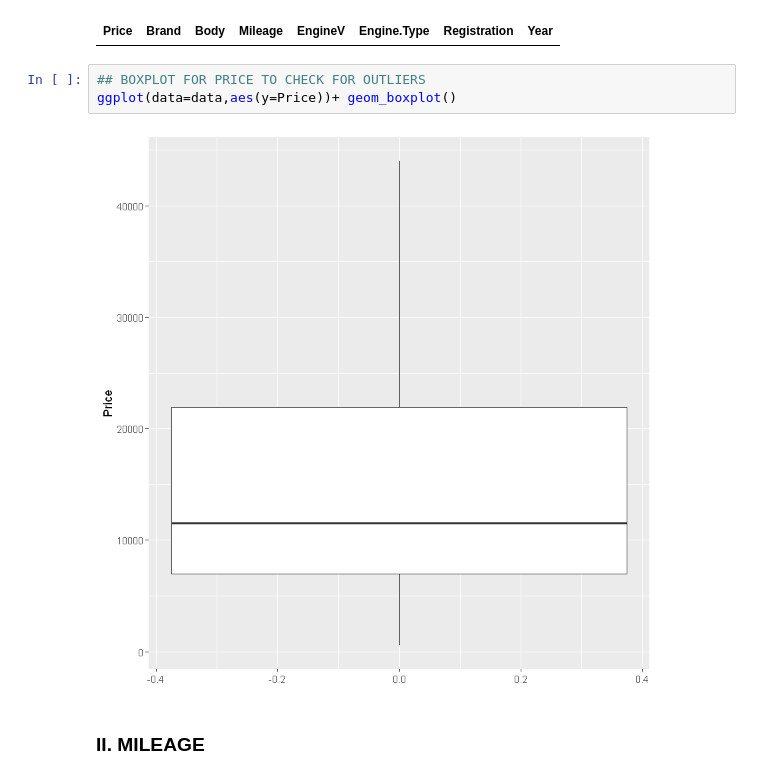
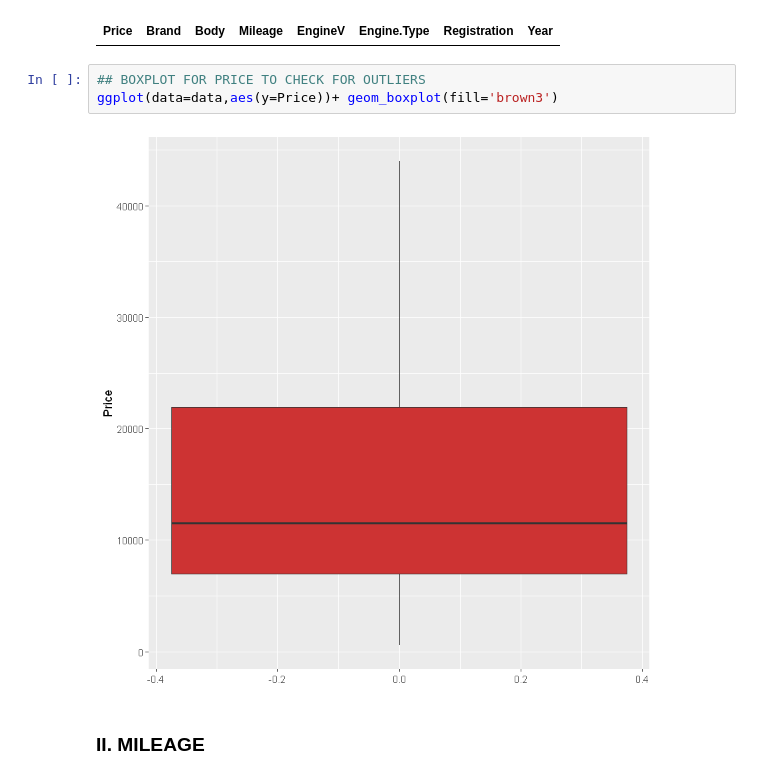
Before and after one commit to nithinivi/DataScienceInR, a Jupyter notebook: lesson-03/EDA.ipynb, the cells around one changed output. Cells and saved outputs as stored; diff of their text form.

```diff
--- a/lesson-03/EDA.ipynb
+++ b/lesson-03/EDA.ipynb
@@ -156,9 +156,9 @@ filter(data,Price>max_price)
 | Price | Brand | Body | Mileage | EngineV | Engine.Type | Registration | Year |
 # %%
 ## BOXPLOT FOR PRICE TO CHECK FOR OUTLIERS
-ggplot(data=data,aes(y=Price))+ geom_boxplot()
+ggplot(data=data,aes(y=Price))+ geom_boxplot(fill='brown3')
 # %% [output]
-[figure, old version]
+[figure, new version]
 # %% [markdown]
 ### II. MILEAGE
 # %%
```
Also changed, not shown: parts of 7 cells of this notebook.
